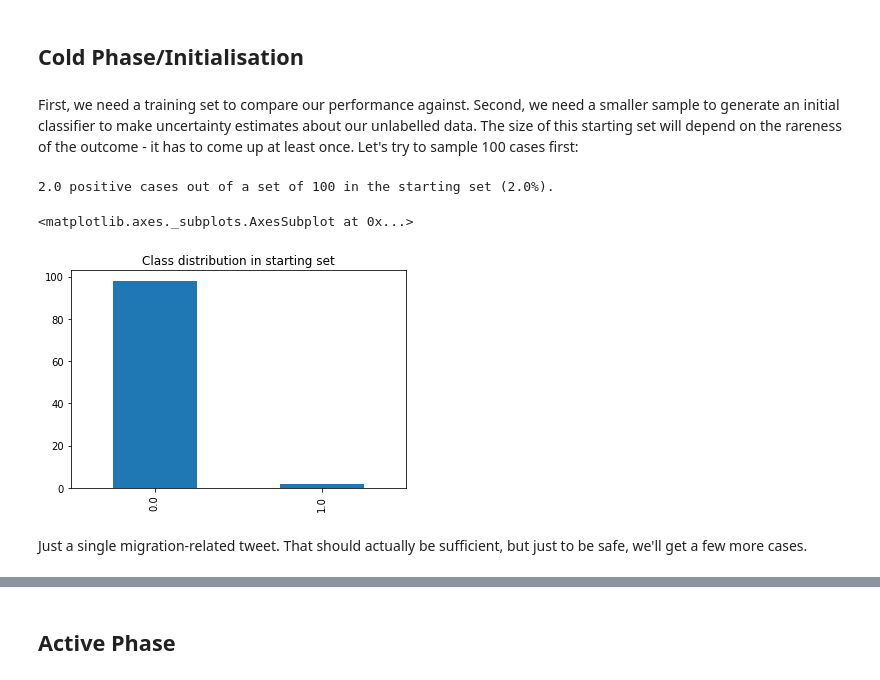
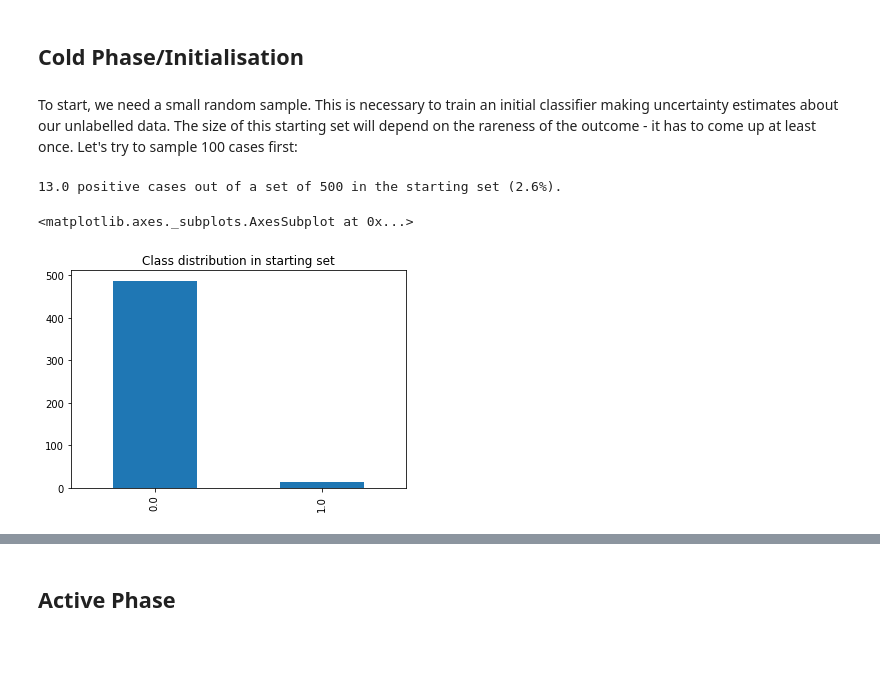
Before and after one commit to nicolaiberk/Imbalanced, a Jupyter notebook: ActiveLearning.ipynb, the cells around one changed output, grey strips where cells are left out. Cells and saved outputs as stored; diff of their text form; code cells hidden in the pictures; blank space fills up the shorter version.

```diff
--- a/ActiveLearning.ipynb
+++ b/ActiveLearning.ipynb
@@ -21,0 +42,4 @@ tweets = pd.read_csv("https://www.dropbox.com/s/gv56nu1ptrp63ps/annotated_german
+# %%
+## we only need two variables: outcome and text
+# corpus["annotation"] = corpus["toxic"]
+corpus = corpus[["annotation", "text"]]
@@ -22,38 +50,47 @@ tweets = pd.read_csv("https://www.dropbox.com/s/gv56nu1ptrp63ps/annotated_german
 # %%
 # general train/test split for assessment of performance
-#     and fit vectorizer
+#     and vectorize
 
-X_train, X_test, y_train, y_test = train_test_split(
-    tweets.text,
-    tweets.annotation,
+X_train_raw, X_test_raw, y_train, y_test = train_test_split(
+    corpus.text,
+    corpus.annotation,
     test_size=0.20,
     random_state=42
 )
 
+# reset indices and vectorize text
+X_train_raw = X_train_raw.reset_index(drop = True)
+X_test_raw = X_test_raw.reset_index(drop = True)
+X_train = vec.fit_transform(X_train_raw)
+X_test = vec.transform(X_test_raw)
+y_train = np.array(y_train.reset_index(drop = True))
+y_test = np.array(y_test.reset_index(drop = True))
 
-
-vec = vec.fit(X_train)
+del corpus
 # %% [markdown]
 # Application in Python
 # %% [markdown]
 ## Cold Phase/Initialisation
 # %% [markdown]
-First, we need a training set to compare our performance against. Second, we need a smaller sample to generate an initial classifier to make uncertainty estimates about our unlabelled data. The size of this starting set will depend on the rareness of the outcome - it has to come up at least once. Let's try to sample 100 cases first:
+To start, we need a small random sample. This is necessary to train an initial classifier making uncertainty estimates about our unlabelled data. The size of this starting set will depend on the rareness of the outcome - it has to come up at least once. Let's try to sample 100 cases first:
 # %%
+# draw random initialisation sample
+n_initial = 500
+
 rng = np.random.default_rng(42)
-sample_id = rng.integers(low=0, high=len(y_train), size=100)
+initial_idx = np.random.choice(range(X_train.shape[0]), size=n_initial, replace=False)
 
-X_train = X_train.reset_index(drop=True)
-y_train = y_train.reset_index(drop=True)
+X_start = X_train[initial_idx]
+y_start = y_train[initial_idx]
 
-X_start = X_train[sample_id]
-y_start = y_train[sample_id]
+# drop starting sample from training sample
+X_train = sparse.csr_matrix(np.delete(X_train.toarray(), initial_idx, axis=0))
+y_train = np.delete(y_train, initial_idx)
+
 
 print(f"{sum(y_start)} positive cases out of a set of {len(y_start)} in the starting set ({sum(y_start)*100/len(y_start)}%).")
 pd.Series(y_start).value_counts().plot(kind='bar', title='Class distribution in starting set')
 # %% [output]
-2.0 positive cases out of a set of 100 in the starting set (2.0%).
+13.0 positive cases out of a set of 500 in the starting set (2.6%).
 <matplotlib.axes._subplots.AxesSubplot at 0x...>
-[figure, old version]
+[figure, new version]
-# %% [markdown]
-Just a single migration-related tweet. That should actually be sufficient, but just to be safe, we'll get a few more cases.
```
Also changed, not shown: parts of 22 cells of this notebook.
